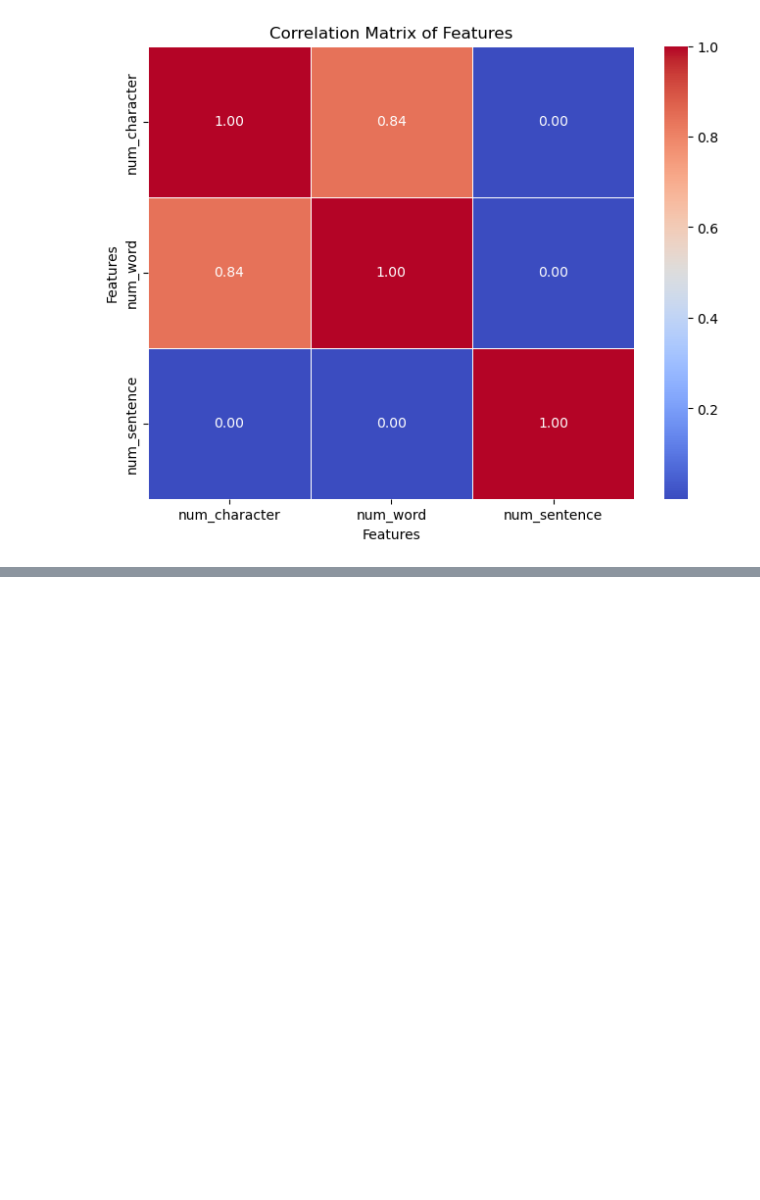
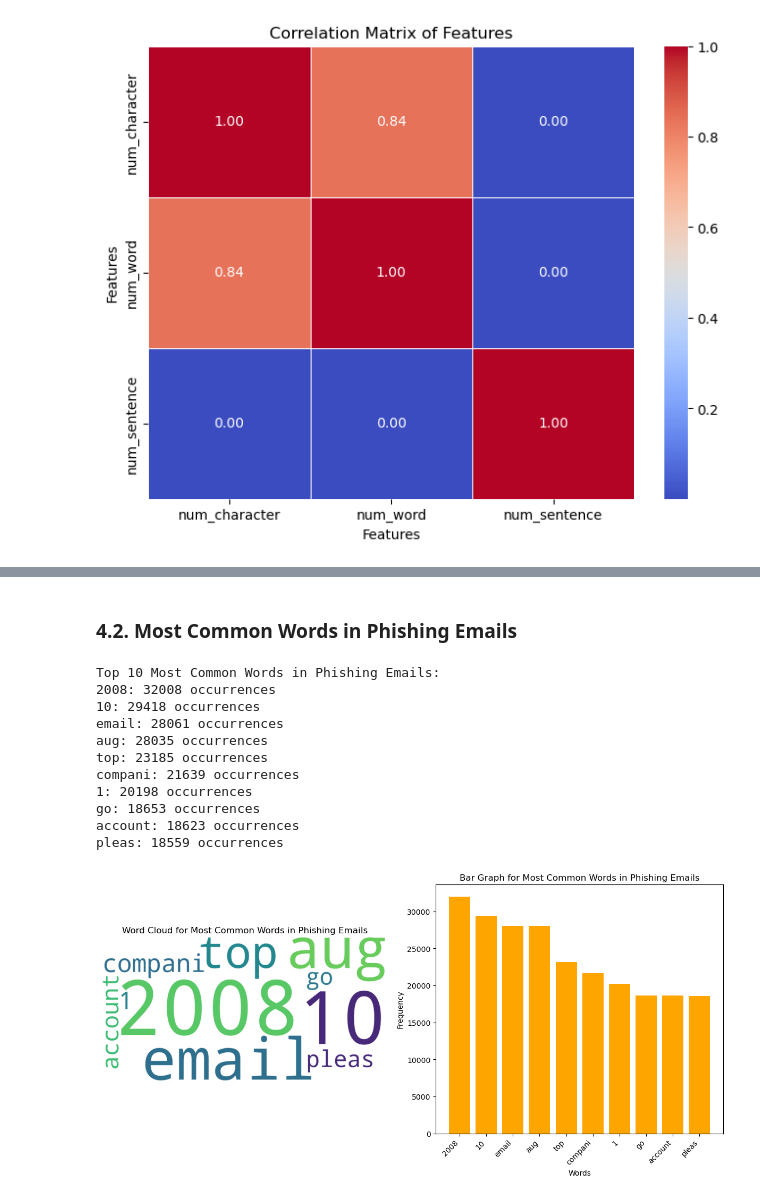
Before and after one commit to AymenCity/phishcord-phishing-detector, a Jupyter notebook: Phishcord.ipynb, the cells around one changed output, grey strips where cells are left out. Drawn from its saved outputs; the diff is of its cells as text; code cells hidden in the pictures; blank space fills up the shorter version.

```diff
--- a/Phishcord.ipynb
+++ b/Phishcord.ipynb
@@ -202,0 +258,50 @@ num_sentence         0.00029  0.001029      1.000000
+# %% [markdown]
+### 4.2. Most Common Words in Phishing Emails
+# %%
+spam_emails = df[df['label'] == 1]['text_transform']
+
+# Tokenise the text in phishing emails
+spam_words = ' '.join(spam_emails).split()
+
+# Counts occurrences of each word
+word_counts = Counter(spam_words)
+
+# Finds most common words
+most_common_words = word_counts.most_common(10)
+print("Top 10 Most Common Words in Phishing Emails:")
+for word, count in most_common_words:
+    print(f"{word}: {count} occurrences")
+
+# Generate Word Cloud
+wordcloud = WordCloud(width=800, height=400, background_color='white').generate_from_frequencies(dict(most_common_words))
+
+# Plot Word Cloud
+plt.figure(figsize=(12, 6))
+plt.subplot(1, 2, 1)
+plt.imshow(wordcloud, interpolation='bilinear')
+plt.title('Word Cloud for Most Common Words in Phishing Emails')
+plt.axis('off')
+
+# Plot Bar Graph
+plt.subplot(1, 2, 2)
+words, counts = zip(*most_common_words)
+plt.bar(words, counts, color='orange')
+plt.title('Bar Graph for Most Common Words in Phishing Emails')
+plt.xlabel('Words')
+plt.ylabel('Frequency')
+plt.xticks(rotation=45, ha='right')
+plt.tight_layout()
+plt.show()
+# %% [output]
+Top 10 Most Common Words in Phishing Emails:
+2008: 32008 occurrences
+10: 29418 occurrences
+email: 28061 occurrences
+aug: 28035 occurrences
+top: 23185 occurrences
+compani: 21639 occurrences
+1: 20198 occurrences
+go: 18653 occurrences
+account: 18623 occurrences
+pleas: 18559 occurrences
+[figure, added]
```
Also changed, not shown: parts of 10 cells of this notebook.
